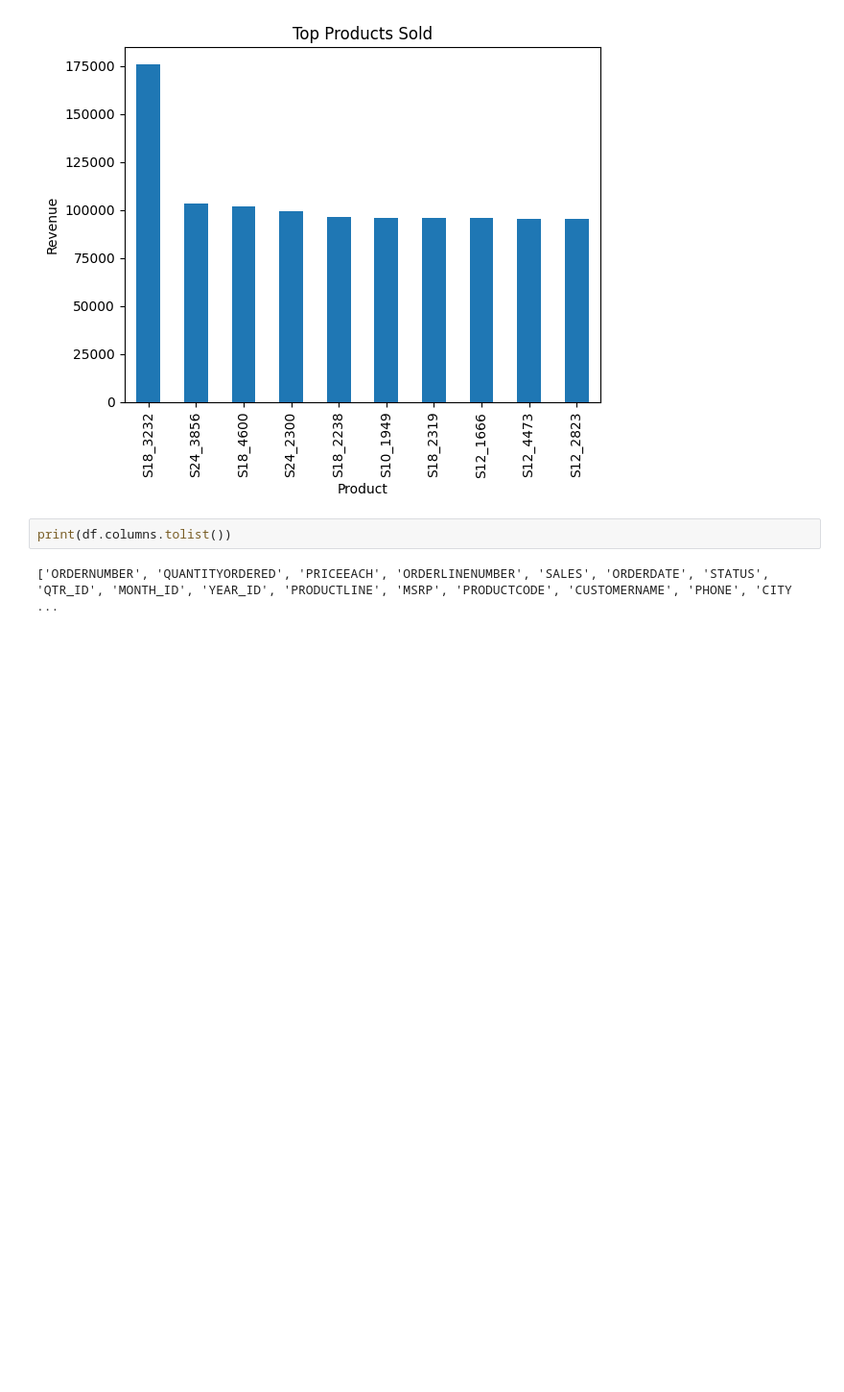
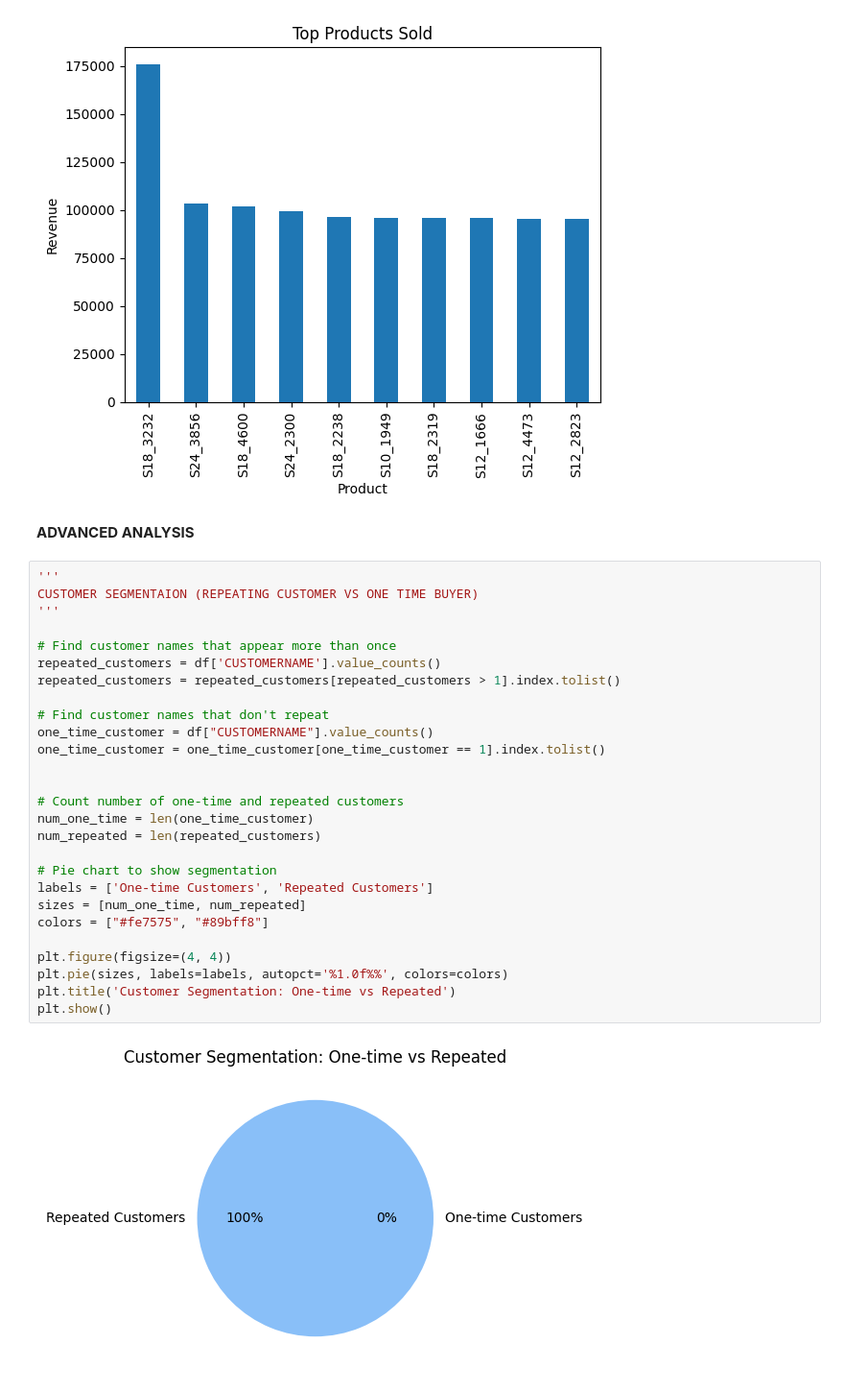
Before and after one commit to muneebsaddal/Sample-Sales-Data-Analysis, a Jupyter notebook: python/python_analysis.ipynb, the cells around one changed output. Shown: that part at 96% size. Saved outputs shown, nothing was run; the diff lists cells and outputs as text; blank space fills up the shorter version.

Commit message:
Advance analysis on customer segmentation and moving average to forcast next month revnue.

```diff
--- a/python/python_analysis.ipynb
+++ b/python/python_analysis.ipynb
@@ -81,7 +82,34 @@ product_revenue.plot(kind='bar', title="Top Products Sold", xlabel='Product', yl
 # %% [output]
 <Axes: title={'center': 'Top Products Sold'}, xlabel='Product', ylabel='Revenue'>
 [figure]
+# %% [markdown]
+**ADVANCED ANALYSIS**
 # %%
-print(df.columns.tolist())
+'''
+CUSTOMER SEGMENTAION (REPEATING CUSTOMER VS ONE TIME BUYER)
+'''
+
+# Find customer names that appear more than once
+repeated_customers = df['CUSTOMERNAME'].value_counts()
+repeated_customers = repeated_customers[repeated_customers > 1].index.tolist()
+
+# Find customer names that don't repeat
+one_time_customer = df["CUSTOMERNAME"].value_counts()
+one_time_customer = one_time_customer[one_time_customer == 1].index.tolist()
+
+
+# Count number of one-time and repeated customers
+num_one_time = len(one_time_customer)
+num_repeated = len(repeated_customers)
+
+# Pie chart to show segmentation
+labels = ['One-time Customers', 'Repeated Customers']
+sizes = [num_one_time, num_repeated]
+colors = ["#fe7575", "#89bff8"]
+
+plt.figure(figsize=(4, 4))
+plt.pie(sizes, labels=labels, autopct='%1.0f%%', colors=colors)
+plt.title('Customer Segmentation: One-time vs Repeated')
+plt.show()
 # %% [output]
-['ORDERNUMBER', 'QUANTITYORDERED', 'PRICEEACH', 'ORDERLINENUMBER', 'SALES', 'ORDERDATE', 'STATUS', 'QTR_ID', 'MONTH_ID', 'YEAR_ID', 'PRODUCTLINE', 'MSRP', 'PRODUCTCODE', 'CUSTOMERNAME', 'PHONE', 'CITY ...
+[figure, added]
```
Also changed, not shown: parts of 2 cells of this notebook.
